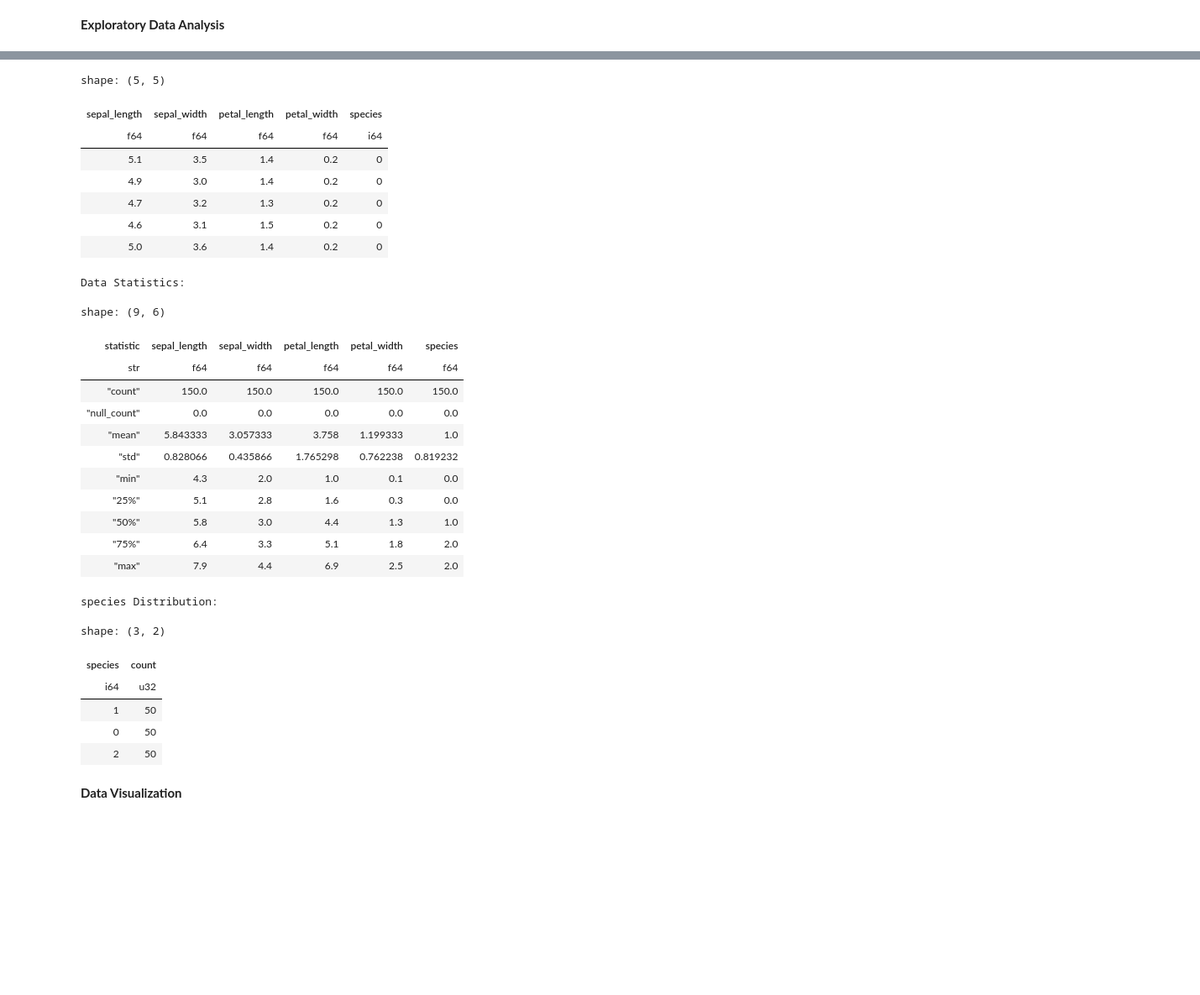
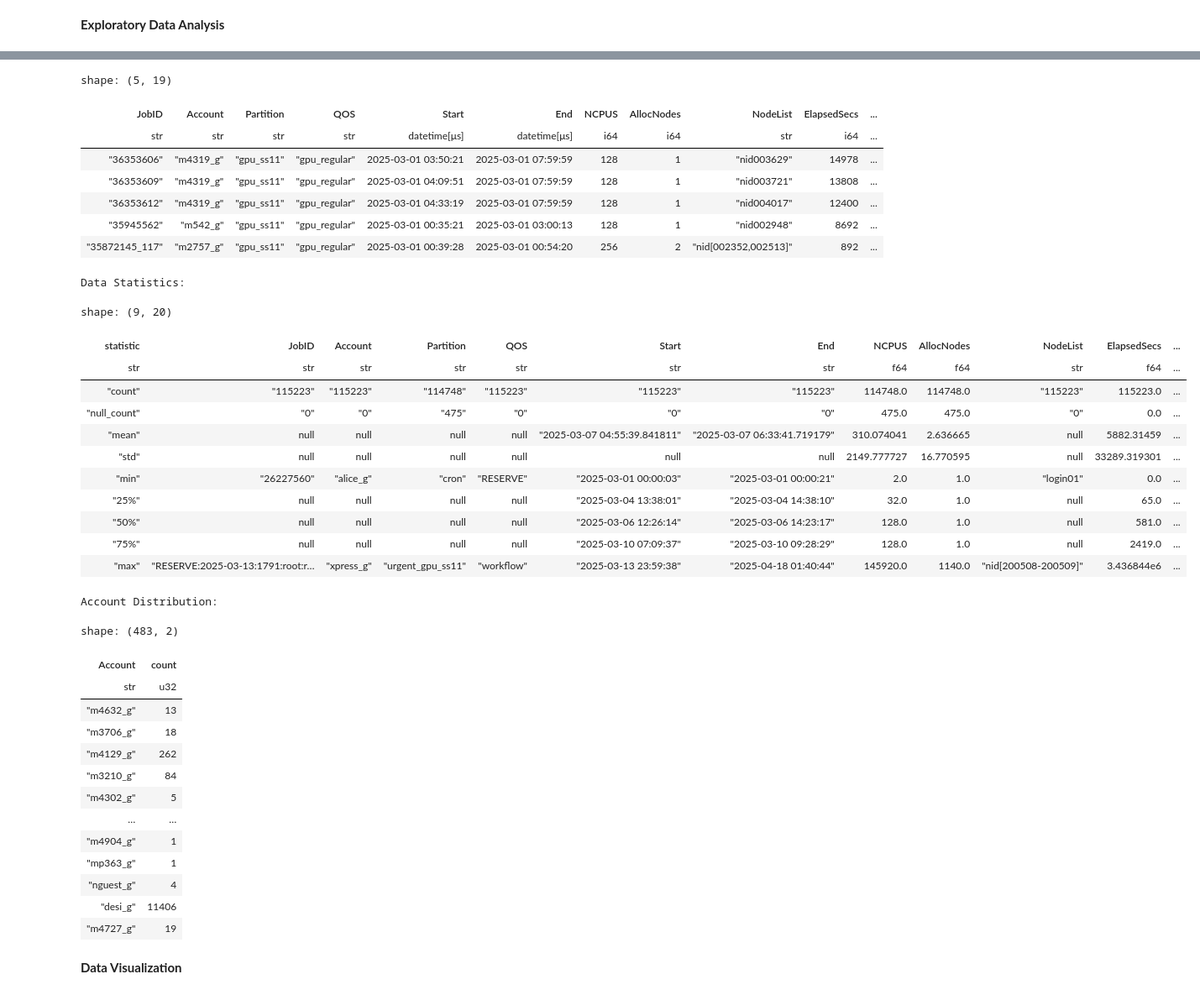
Before and after one commit to ODAncona/TM, a Jupyter notebook: perlmutter_workload_analysis/src/workload_analysis/analysis.ipynb, the cells around one changed output, grey strips where cells are left out. Shown: that part at 84% size. Drawn from its saved outputs; the diff is of its cells as text; code cells hidden in the pictures; blank space fills up the shorter version.

```diff
--- a/perlmutter_workload_analysis/src/workload_analysis/analysis.ipynb
+++ b/perlmutter_workload_analysis/src/workload_analysis/analysis.ipynb
@@ -34,5 +70,5 @@ Loading dataset...
 # %% [markdown]
 **Exploratory Data Analysis**
 # %%
-eda_utils.describe_dataset(df, target_col='species')
+eda_utils.describe_dataset(df, target_col='Account')
 # %% [output]
@@ -40,33 +76,41 @@ Dataset shape: (150, 5)
 
 First 5 rows:
-shape: (5, 5)
+shape: (5, 19)
-| sepal_length | sepal_width | petal_length | petal_width | species |
-| f64 | f64 | f64 | f64 | i64 |
-| 5.1 | 3.5 | 1.4 | 0.2 | 0 |
-| 4.9 | 3.0 | 1.4 | 0.2 | 0 |
-| 4.7 | 3.2 | 1.3 | 0.2 | 0 |
-| 4.6 | 3.1 | 1.5 | 0.2 | 0 |
-| 5.0 | 3.6 | 1.4 | 0.2 | 0 |
+| JobID | Account | Partition | QOS | Start | End | NCPUS | AllocNodes | NodeList | ElapsedSecs | ... |
+| str | str | str | str | datetime[μs] | datetime[μs] | i64 | i64 | str | i64 | ... |
+| "36353606" | "m4319_g" | "gpu_ss11" | "gpu_regular" | 2025-03-01 03:50:21 | 2025-03-01 07:59:59 | 128 | 1 | "nid003629" | 14978 | ... |
+| "36353609" | "m4319_g" | "gpu_ss11" | "gpu_regular" | 2025-03-01 04:09:51 | 2025-03-01 07:59:59 | 128 | 1 | "nid003721" | 13808 | ... |
+| "36353612" | "m4319_g" | "gpu_ss11" | "gpu_regular" | 2025-03-01 04:33:19 | 2025-03-01 07:59:59 | 128 | 1 | "nid004017" | 12400 | ... |
+| "35945562" | "m542_g" | "gpu_ss11" | "gpu_regular" | 2025-03-01 00:35:21 | 2025-03-01 03:00:13 | 128 | 1 | "nid002948" | 8692 | ... |
+| "35872145_117" | "m2757_g" | "gpu_ss11" | "gpu_regular" | 2025-03-01 00:39:28 | 2025-03-01 00:54:20 | 256 | 2 | "nid[002352,002513]" | 892 | ... |
 Data Statistics:
-shape: (9, 6)
+shape: (9, 20)
-| statistic | sepal_length | sepal_width | petal_length | petal_width | species |
-| str | f64 | f64 | f64 | f64 | f64 |
-| "count" | 150.0 | 150.0 | 150.0 | 150.0 | 150.0 |
-| "null_count" | 0.0 | 0.0 | 0.0 | 0.0 | 0.0 |
-| "mean" | 5.843333 | 3.057333 | 3.758 | 1.199333 | 1.0 |
-| "std" | 0.828066 | 0.435866 | 1.765298 | 0.762238 | 0.819232 |
-| "min" | 4.3 | 2.0 | 1.0 | 0.1 | 0.0 |
-| "25%" | 5.1 | 2.8 | 1.6 | 0.3 | 0.0 |
-| "50%" | 5.8 | 3.0 | 4.4 | 1.3 | 1.0 |
-| "75%" | 6.4 | 3.3 | 5.1 | 1.8 | 2.0 |
-| "max" | 7.9 | 4.4 | 6.9 | 2.5 | 2.0 |
+| statistic | JobID | Account | Partition | QOS | Start | End | NCPUS | AllocNodes | NodeList | ElapsedSecs | ... |
+| str | str | str | str | str | str | str | f64 | f64 | str | f64 | ... |
+| "count" | "115223" | "115223" | "114748" | "115223" | "115223" | "115223" | 114748.0 | 114748.0 | "115223" | 115223.0 | ... |
+| "null_count" | "0" | "0" | "475" | "0" | "0" | "0" | 475.0 | 475.0 | "0" | 0.0 | ... |
+| "mean" | null | null | null | null | "2025-03-07 04:55:39.841811" | "2025-03-07 06:33:41.719179" | 310.074041 | 2.636665 | null | 5882.31459 | ... |
+| "std" | null | null | null | null | null | null | 2149.777727 | 16.770595 | null | 33289.319301 | ... |
+| "min" | "26227560" | "alice_g" | "cron" | "RESERVE" | "2025-03-01 00:00:03" | "2025-03-01 00:00:21" | 2.0 | 1.0 | "login01" | 0.0 | ... |
+| "25%" | null | null | null | null | "2025-03-04 13:38:01" | "2025-03-04 14:38:10" | 32.0 | 1.0 | null | 65.0 | ... |
+| "50%" | null | null | null | null | "2025-03-06 12:26:14" | "2025-03-06 14:23:17" | 128.0 | 1.0 | null | 581.0 | ... |
+| "75%" | null | null | null | null | "2025-03-10 07:09:37" | "2025-03-10 09:28:29" | 128.0 | 1.0 | null | 2419.0 | ... |
+| "max" | "RESERVE:2025-03-13:1791:root:r… | "xpress_g" | "urgent_gpu_ss11" | "workflow" | "2025-03-13 23:59:38" | "2025-04-18 01:40:44" | 145920.0 | 1140.0 | "nid[200508-200509]" | 3.436844e6 | ... |
-species Distribution:
+Account Distribution:
-shape: (3, 2)
+shape: (483, 2)
-| species | count |
-| i64 | u32 |
-| 1 | 50 |
-| 0 | 50 |
-| 2 | 50 |
+| Account | count |
+| str | u32 |
+| "m4632_g" | 13 |
+| "m3706_g" | 18 |
+| "m4129_g" | 262 |
+| "m3210_g" | 84 |
+| "m4302_g" | 5 |
+| … | … |
+| "m4904_g" | 1 |
+| "mp363_g" | 1 |
+| "nguest_g" | 4 |
+| "desi_g" | 11406 |
+| "m4727_g" | 19 |
 # %% [markdown]
 **Data Visualization**
 # %%
```
Also changed, not shown: parts of 6 cells of this notebook.
